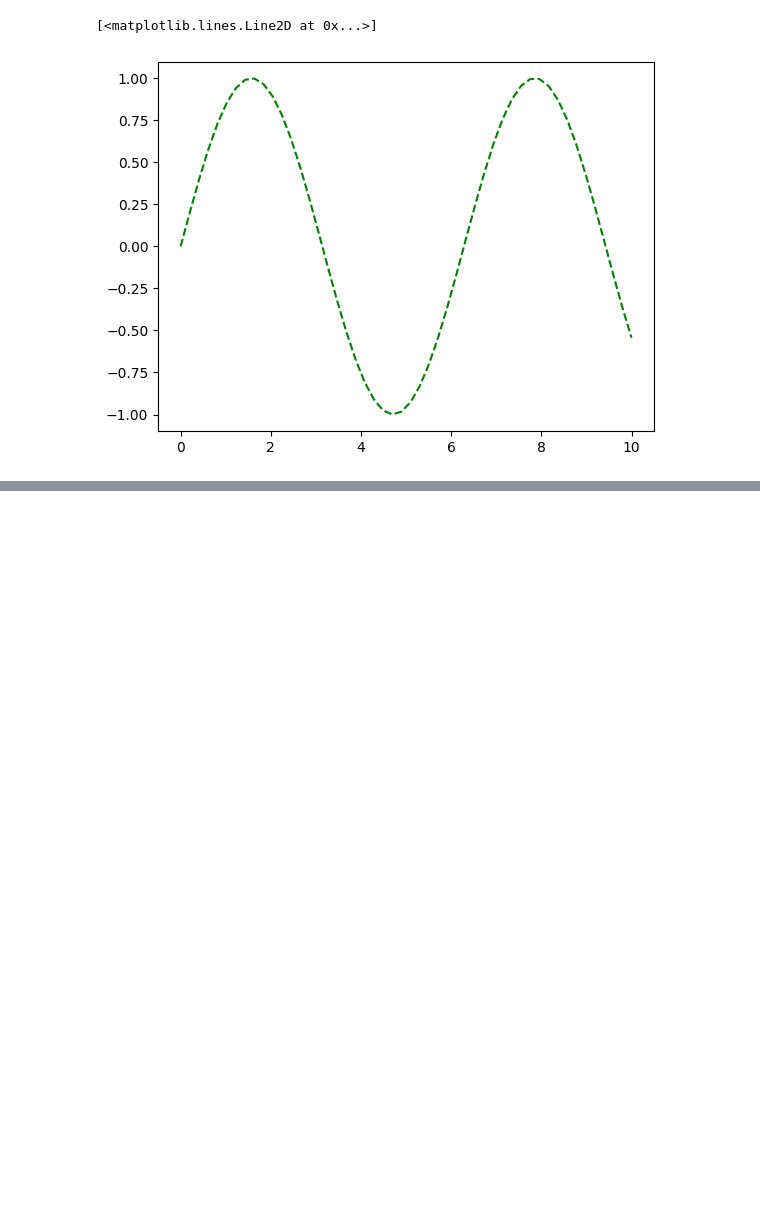
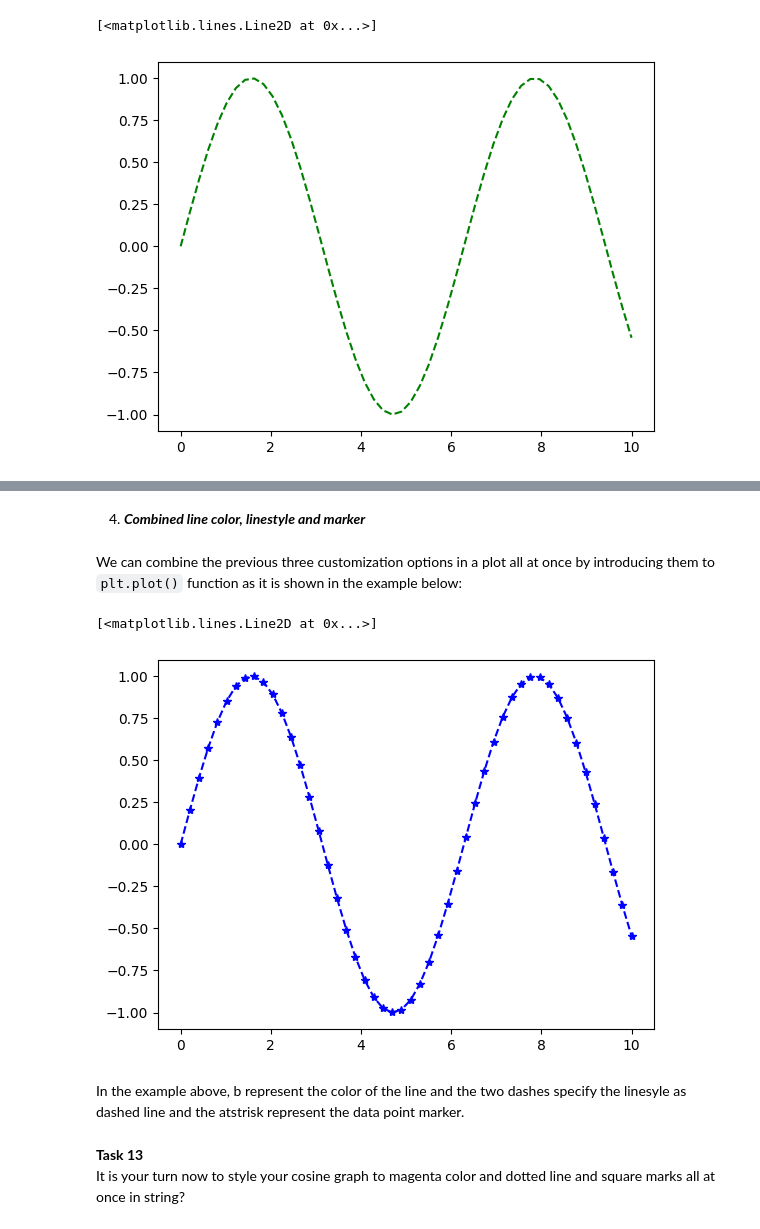
Before and after one commit to AhmadAlsaadi/ENCH320-Numpy, a Jupyter notebook: Matplotlib.ipynb, the cells around one changed output, grey strips where cells are left out. Drawn from its saved outputs; the diff is of its cells as text; code cells hidden in the pictures; blank space fills up the shorter version.

```diff
--- a/Matplotlib.ipynb
+++ b/Matplotlib.ipynb
@@ -210,0 +244,18 @@ Try to discover the other linestyle pattern available in matplotlib. *Hint*: sta
+# %% [markdown]
+4. **_Combined line color, linestyle and marker_**
+# %% [markdown]
+We can combine the previous three customization options in a plot all at once by introducing them to `plt.plot()` function as it is shown in the example below:
+# %%
+import matplotlib.pyplot as plt
+import numpy as np
+x=np.linspace(0,10)
+y=np.sin(x)
+plt.plot(x,y,"b--*")
+# %% [output]
+[<matplotlib.lines.Line2D at 0x...>]
+[figure, added]
+# %% [markdown]
+In the example above, b represent the color of the line and the two dashes specify the linesyle as dashed line and the atstrisk represent the data point marker.
+# %% [markdown]
+**Task 13**
+It is your turn now to style your cosine graph to magenta color and dotted line and square marks all at once in string?
```
Also changed, not shown: parts of 12 cells of this notebook.
